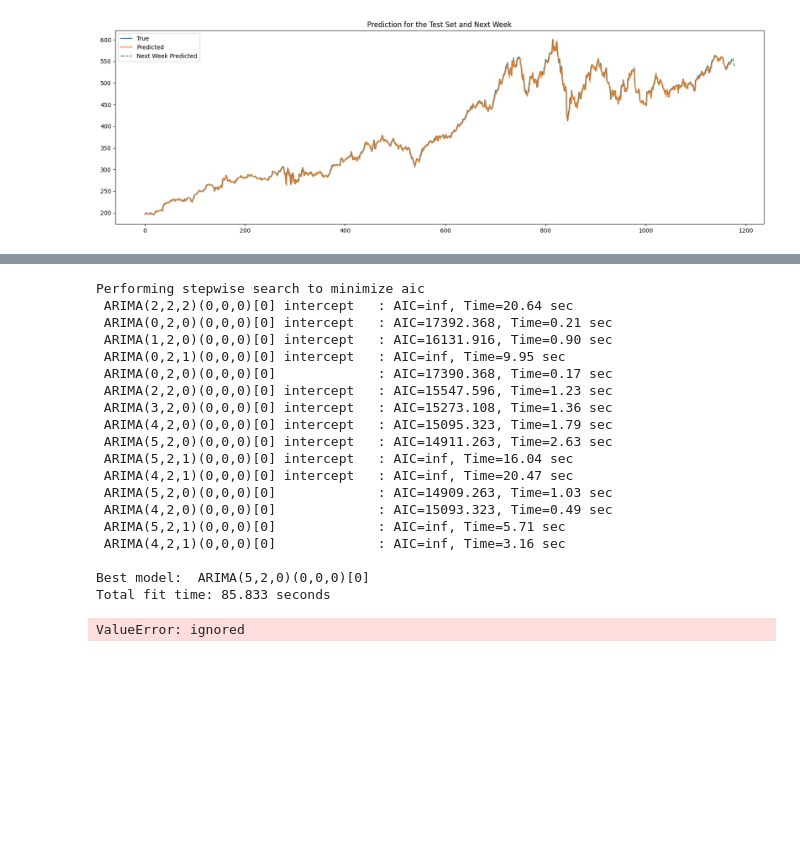
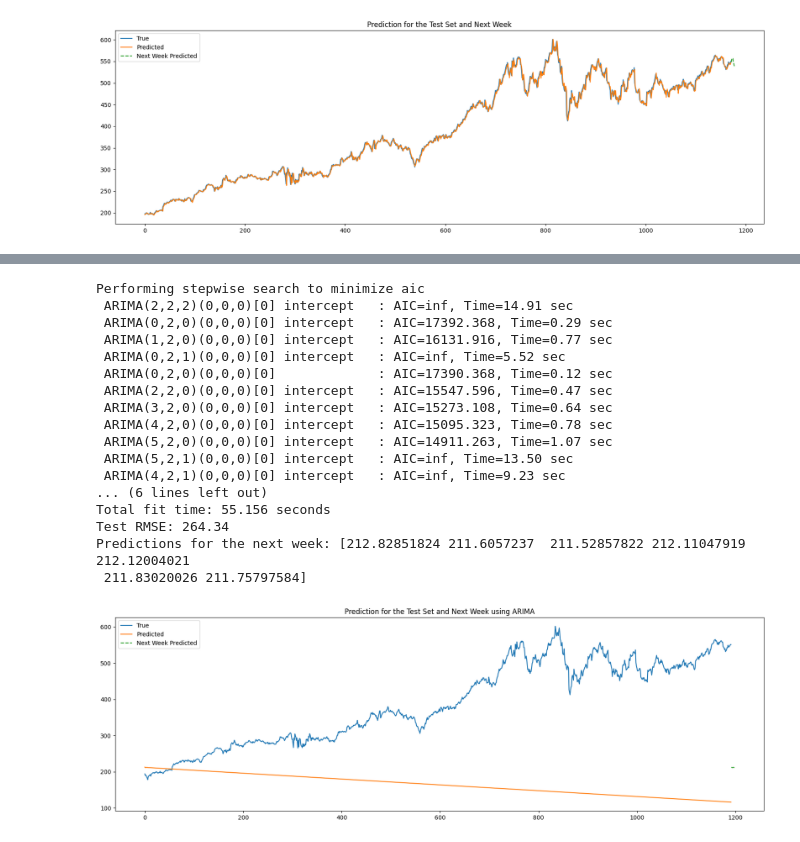
Before and after one commit to vikastrivedi0/Costco-Stock-Price-Prediction, a Jupyter notebook: CostcoStockPredictionLSTM.ipynb, the cells around one changed output, grey strips where cells are left out. Saved outputs shown, nothing was run; the diff lists cells and outputs as text; code cells hidden in the pictures; blank space fills up the shorter version.

```diff
--- a/CostcoStockPredictionLSTM.ipynb
+++ b/CostcoStockPredictionLSTM.ipynb
@@ -391,53 +661,51 @@ import matplotlib.pyplot as plt
 data_to_use = df['Close'].values
 
 train_size = int(len(data_to_use) * 0.8)
 train, test = data_to_use[0:train_size], data_to_use[train_size:]
 
 # Use auto_arima to find the best (p, d, q) parameters
 best_model = auto_arima(train, seasonal=False, trace=True, error_action='ignore', suppress_warnings=True)
 best_model.summary()
 
 # Fit the ARIMA model with best parameters
 model = ARIMA(train, order=best_model.order)
 model_fit = model.fit()
 
 # Forecast
-forecast, _, _ = model_fit.forecast(steps=len(test))
+forecast = model_fit.forecast(steps=len(test))
 
 # Calculate RMSE for the test data
 rmse = np.sqrt(mean_squared_error(test, forecast))
 print('Test RMSE: %.2f' % rmse)
 
 # Forecast for the next 7 days
-forecast_next_week, _, _ = model_fit.forecast(steps=7)
+forecast_next_week = model_fit.forecast(steps=7)
 print("Predictions for the next week:", forecast_next_week)
 
 # Plotting predictions for the test set and the next week
 plt.figure(figsize=(20, 6))
 plt.plot(np.arange(len(test)), test, label="True")
-plt.plot(np.arange(len(forecast)), forecast, label="Predicted")
-plt.plot(np.arange(len(forecast), len(forecast) + 7), forecast_next_week, label="Next Week Predicted", linestyle='--')
+plt.plot(np.arange(len(test)), forecast, label="Predicted")
+plt.plot(np.arange(len(test), len(test) + 7), forecast_next_week, label="Next Week Predicted", linestyle='--')
 plt.legend()
 plt.title("Prediction for the Test Set and Next Week using ARIMA")
 plt.show()
 # %% [output]
 Performing stepwise search to minimize aic
- ARIMA(2,2,2)(0,0,0)[0] intercept   : AIC=inf, Time=20.64 sec
- ARIMA(0,2,0)(0,0,0)[0] intercept   : AIC=17392.368, Time=0.21 sec
- ARIMA(1,2,0)(0,0,0)[0] intercept   : AIC=16131.916, Time=0.90 sec
- ARIMA(0,2,1)(0,0,0)[0] intercept   : AIC=inf, Time=9.95 sec
- ARIMA(0,2,0)(0,0,0)[0]             : AIC=17390.368, Time=0.17 sec
- ARIMA(2,2,0)(0,0,0)[0] intercept   : AIC=15547.596, Time=1.23 sec
- ARIMA(3,2,0)(0,0,0)[0] intercept   : AIC=15273.108, Time=1.36 sec
- ARIMA(4,2,0)(0,0,0)[0] intercept   : AIC=15095.323, Time=1.79 sec
- ARIMA(5,2,0)(0,0,0)[0] intercept   : AIC=14911.263, Time=2.63 sec
- ARIMA(5,2,1)(0,0,0)[0] intercept   : AIC=inf, Time=16.04 sec
- ARIMA(4,2,1)(0,0,0)[0] intercept   : AIC=inf, Time=20.47 sec
- ARIMA(5,2,0)(0,0,0)[0]             : AIC=14909.263, Time=1.03 sec
- ARIMA(4,2,0)(0,0,0)[0]             : AIC=15093.323, Time=0.49 sec
- ARIMA(5,2,1)(0,0,0)[0]             : AIC=inf, Time=5.71 sec
- ARIMA(4,2,1)(0,0,0)[0]             : AIC=inf, Time=3.16 sec
-
-Best model:  ARIMA(5,2,0)(0,0,0)[0]
-Total fit time: 85.833 seconds
+ ARIMA(2,2,2)(0,0,0)[0] intercept   : AIC=inf, Time=14.91 sec
+ ARIMA(0,2,0)(0,0,0)[0] intercept   : AIC=17392.368, Time=0.29 sec
+ ARIMA(1,2,0)(0,0,0)[0] intercept   : AIC=16131.916, Time=0.77 sec
+ ARIMA(0,2,1)(0,0,0)[0] intercept   : AIC=inf, Time=5.52 sec
+ ARIMA(0,2,0)(0,0,0)[0]             : AIC=17390.368, Time=0.12 sec
+ ARIMA(2,2,0)(0,0,0)[0] intercept   : AIC=15547.596, Time=0.47 sec
+ ARIMA(3,2,0)(0,0,0)[0] intercept   : AIC=15273.108, Time=0.64 sec
+ ARIMA(4,2,0)(0,0,0)[0] intercept   : AIC=15095.323, Time=0.78 sec
+ ARIMA(5,2,0)(0,0,0)[0] intercept   : AIC=14911.263, Time=1.07 sec
+ ARIMA(5,2,1)(0,0,0)[0] intercept   : AIC=inf, Time=13.50 sec
+ ARIMA(4,2,1)(0,0,0)[0] intercept   : AIC=inf, Time=9.23 sec
+... (6 lines left out)
+Total fit time: 55.156 seconds
+Test RMSE: 264.34
+Predictions for the next week: [212.82851824 211.6057237  211.52857822 212.11047919 212.12004021
+ 211.83020026 211.75797584]
-ValueError: ignored
+[figure, added]
```
Also changed, not shown: parts of 11 cells of this notebook.
